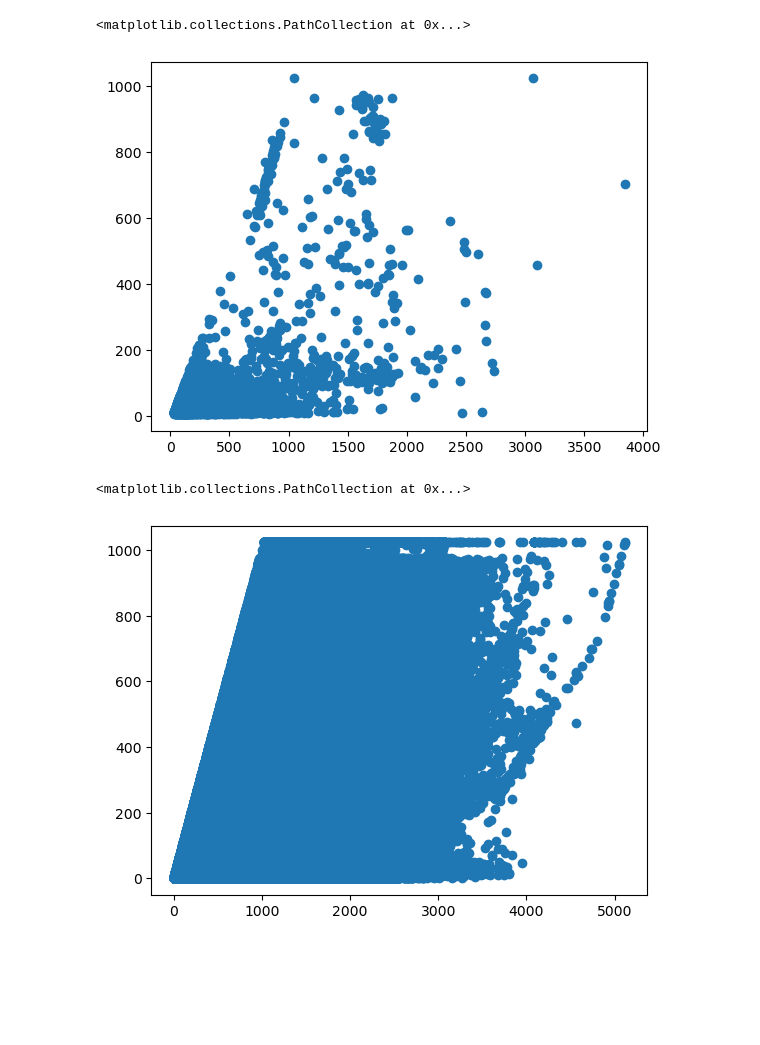
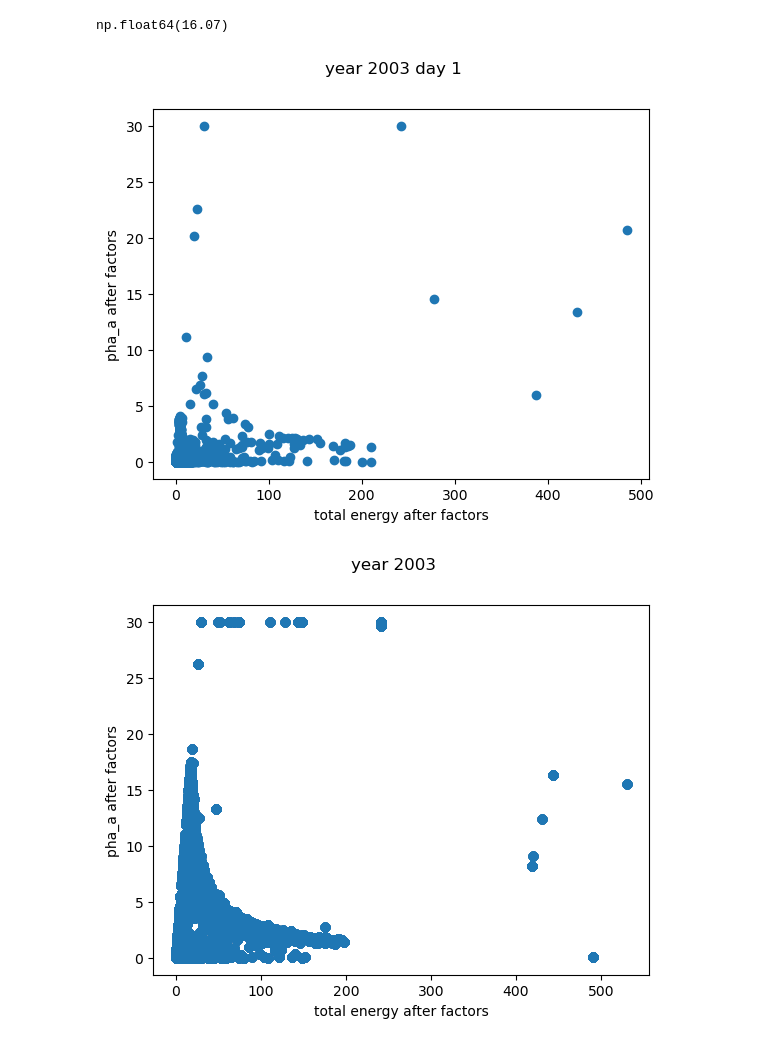
Before and after one commit to charliehuang888/ephin-predict, a Jupyter notebook: nb/particle_energy.ipynb, the cells around one changed output. Drawn from its saved outputs; the diff is of its cells as text; code cells hidden in the pictures; blank space fills up the shorter version.

```diff
--- a/nb/particle_energy.ipynb
+++ b/nb/particle_energy.ipynb
@@ -7,13 +9,48 @@ import pandas as pd
 from scipy.constants import year
 
 from src import file_io as fio
+# %%
+# chandra low high table
+raw_chandra = [
+    ["pha_a", 3.00, 30.00],
+    ["pha_b", 3.00, 45.00],
+    ["pha_c", 16.07, 166.70],
+    ["pha_d", 20.00, 225.00],
+    ["pha_e", 20.00, 225.00]
+]
+factor_chandra = pd.DataFrame(data=raw_chandra, columns=["detector", 0, 1])
+factor_chandra.set_index("detector", inplace=True)
+
+# magic number in chandra paper pha = tlm/1023 * factor
+magic_chandra = 1023
+# %%
+#quick test
+factor_chandra.loc["pha_c", 0]
+# %% [output]
+np.float64(16.07)
+# %%
+def calc_de_dx(row):
+    return row["pha_a"] / magic_chandra * factor_chandra.loc["pha_a", row["a_lh_flag"]]
+
+def calc_total_energy(row):
+    apply_factors =  row["pha_a"] * factor_chandra.loc["pha_a", row["a_lh_flag"]] + \
+                     row["pha_b"] * factor_chandra.loc["pha_b", row["b_lh_flag"]] + \
+                     row["pha_c"] * factor_chandra.loc["pha_c", row["c_lh_flag"]] + \
+                     row["pha_d"] * factor_chandra.loc["pha_d", row["d_lh_flag"]] + \
+                     row["pha_e"] * factor_chandra.loc["pha_e", row["e_lh_flag"]]
+    return apply_factors / magic_chandra
 # %%
 path = fio.get_data_files("phx", "2003", "1")[0]
 df = fio.read_pha(path)
-df["total_energy"] = df["pha_a"] + df["pha_b"] + df["pha_c"] + df["pha_d"] + df["pha_e"]
+
+df["de/dx"] = df.apply(calc_de_dx, axis=1)
+df["total_energy"] = df.apply(calc_total_energy, axis=1)
 # %%
 fig, ax = plt.subplots()
-ax.scatter(df["total_energy"], df["pha_a"])
+ax.set_xlabel("total energy after factors")
+ax.set_ylabel("pha_a after factors")
+ax.scatter(df["total_energy"], df["de/dx"])
+fig.suptitle("year 2003 day 1")
+plt.show()
 # %% [output]
-<matplotlib.collections.PathCollection at 0x...>
-[figure, old version]
+[figure, new version]
@@ -20,12 +63,9 @@ ax.scatter(df["total_energy"], df["pha_a"])
 # %%
-# now do it again for all of 2003
-
-files_2003 = fio.get_data_files("phx", "2003")
-df = pd.concat([fio.read_pha(f) for f in files_2003])
-df["total_energy"] = df["pha_a"] + df["pha_b"] + df["pha_c"] + df["pha_d"] + df["pha_e"]
-
 fig, ax = plt.subplots()
-ax.scatter(df["total_energy"], df["pha_a"])
+ax.set_xlabel("total energy after factors")
+ax.set_ylabel("pha_a after factors")
+ax.scatter(accum["total_energy"], accum["de/dx"])
+fig.suptitle("year 2003")
+plt.show()
 # %% [output]
-<matplotlib.collections.PathCollection at 0x...>
-[figure, old version]
+[figure, new version]
```
Also changed, not shown: parts of 2 cells of this notebook, 5 other files.
